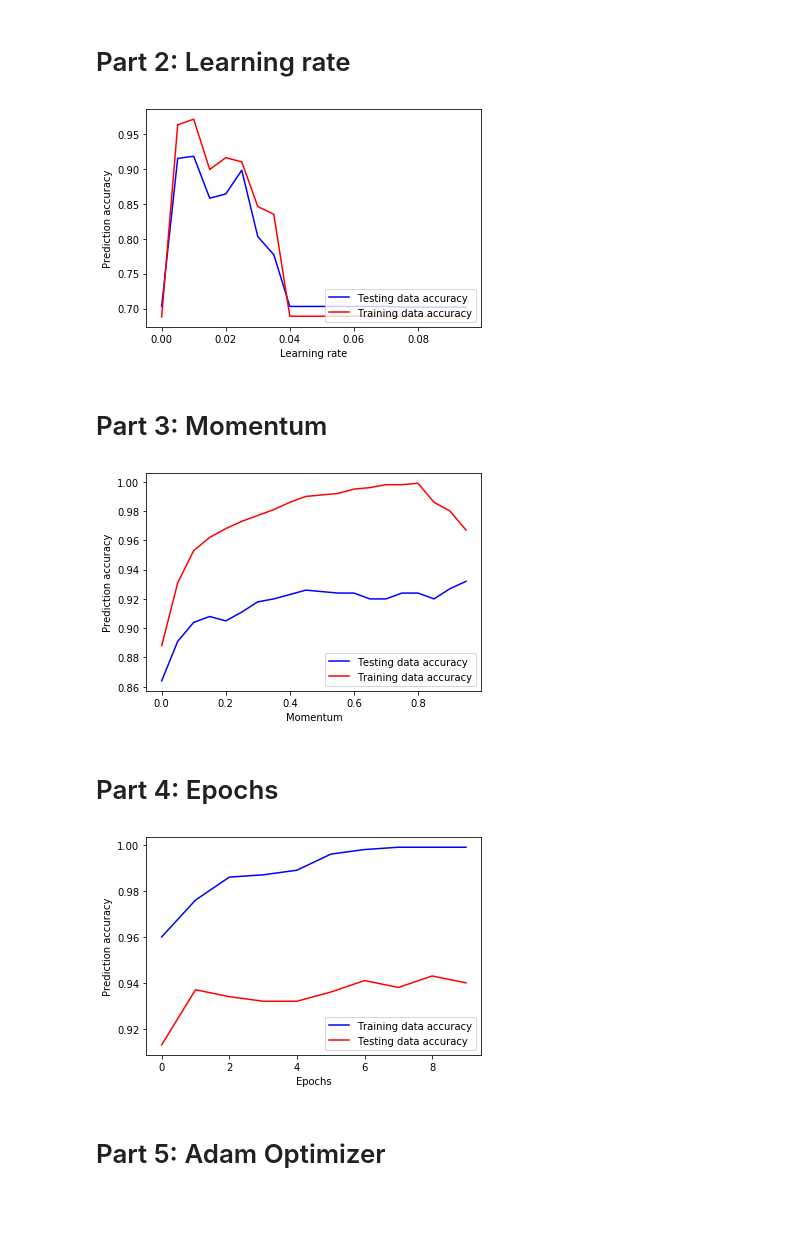
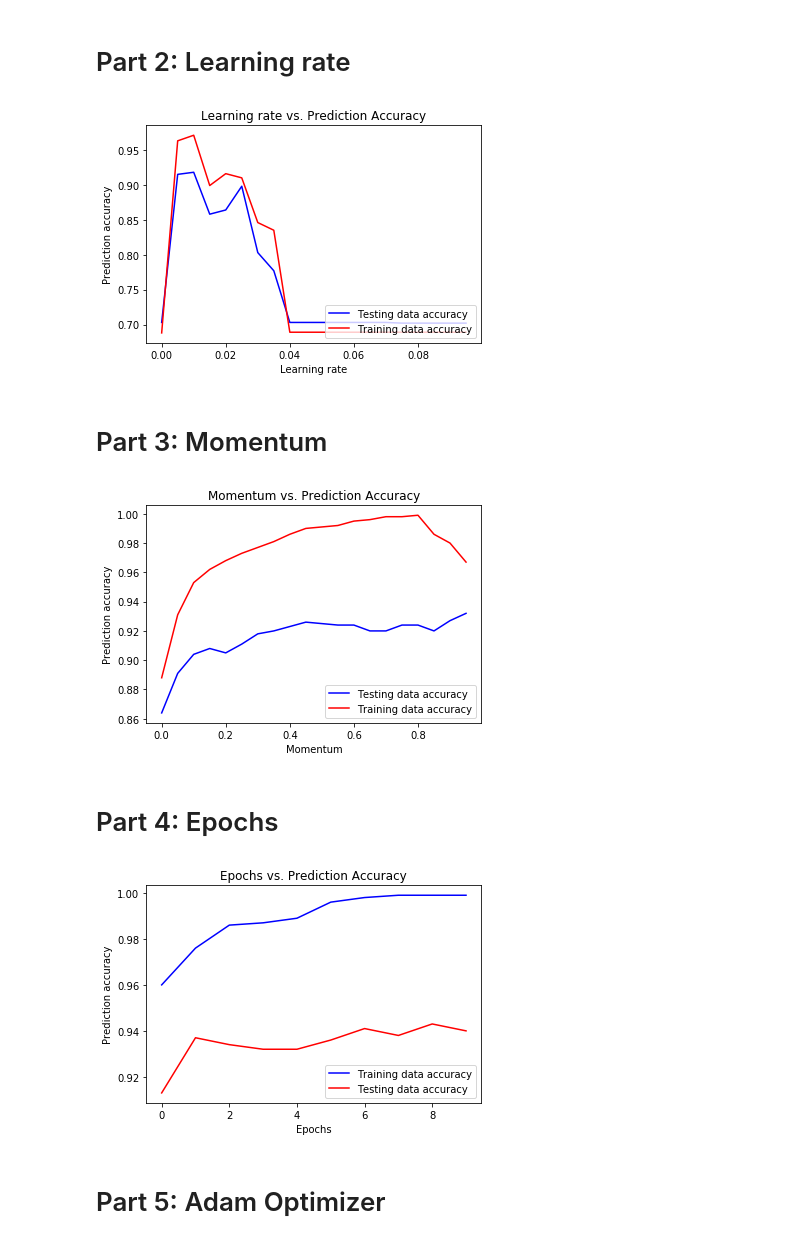
Before and after one commit to mithunnj/APS360-Artificial-Intelligence-Fundamentals, a Jupyter notebook: Labs/Lab1/Lab_1_PyTorch_and_ANNs.ipynb, the cells around one changed output. Drawn from its saved outputs; the diff is of its cells as text; code cells hidden in the pictures; blank space fills up the shorter version.

```diff
--- a/Labs/Lab1/Lab_1_PyTorch_and_ANNs.ipynb
+++ b/Labs/Lab1/Lab_1_PyTorch_and_ANNs.ipynb
@@ -607,34 +607,35 @@ for lr in lr_increment:
         optimizer.zero_grad()              # a clean up step for PyTorch
 
     # computing the error and accuracy on the training set
     error = 0
     for (image, label) in mnist_train:
         prob = torch.sigmoid(pigeon(img_to_tensor(image)))
         if (prob < 0.5 and label < 3) or (prob >= 0.5 and label >= 3):
             error += 1
 
     lr_training_val.append(1 - error/len(mnist_train))
 
     # computing the error and accuracy on a test set
     error = 0
     for (image, label) in mnist_val:
         prob = torch.sigmoid(pigeon(img_to_tensor(image)))
         if (prob < 0.5 and label < 3) or (prob >= 0.5 and label >= 3):
             error += 1
 
     lr_testing_val.append(1 - error/len(mnist_val))
 
 # Plot the results of learning rate
 
 plt.plot(lr_increment, lr_testing_val, "-b", label="Testing data accuracy")
 plt.plot(lr_increment, lr_training_val, "-r", label="Training data accuracy")
 plt.legend(loc="lower right")
 plt.xlabel("Learning rate")
 plt.ylabel("Prediction accuracy")
+plt.title("Learning rate vs. Prediction Accuracy")
 
 plt.show()
 # %% [output]
-[figure, old version]
+[figure, new version]
 # %% [markdown]
 # Part 3: Momentum
 # %%
@@ -695,10 +696,11 @@ plt.plot(momentum_increment, momentum_training_val, "-r", label="Training data a
 plt.legend(loc="lower right")
 plt.xlabel("Momentum")
 plt.ylabel("Prediction accuracy")
+plt.title("Momentum vs. Prediction Accuracy")
 
 plt.show()
 # %% [output]
-[figure, old version]
+[figure, new version]
 # %% [markdown]
 # Part 4: Epochs
 # %%
@@ -755,10 +757,11 @@ plt.plot(epochs, epoch_val, "-r", label="Testing data accuracy")
 plt.legend(loc="lower right")
 plt.xlabel("Epochs")
 plt.ylabel("Prediction accuracy")
+plt.title("Epochs vs. Prediction Accuracy")
 
 plt.show()
 # %% [output]
-[figure, old version]
+[figure, new version]
 # %% [markdown]
 # Part 5: Adam Optimizer
 # %%
```
Also changed, not shown: parts of 2 cells of this notebook.
